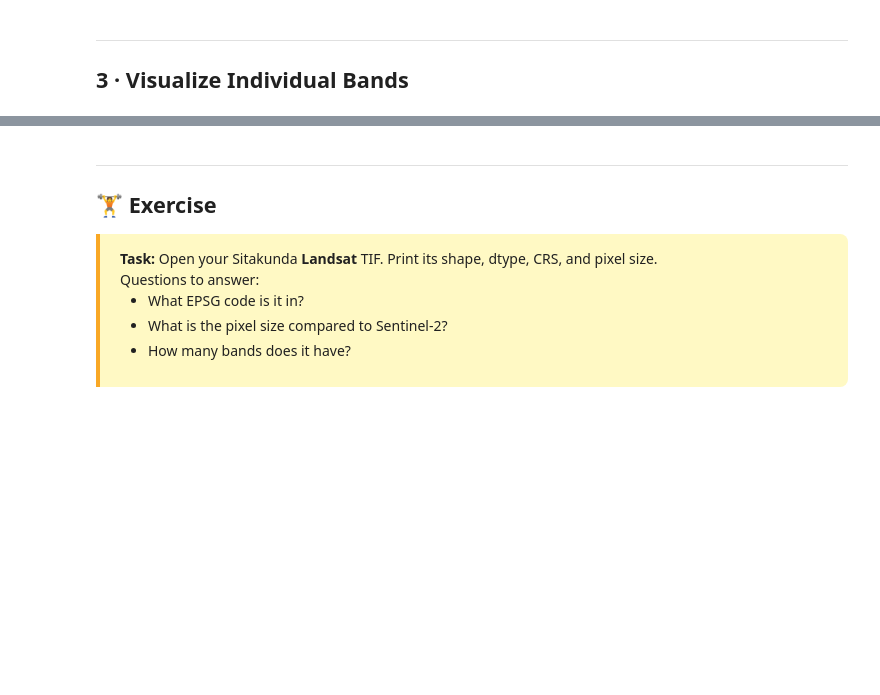
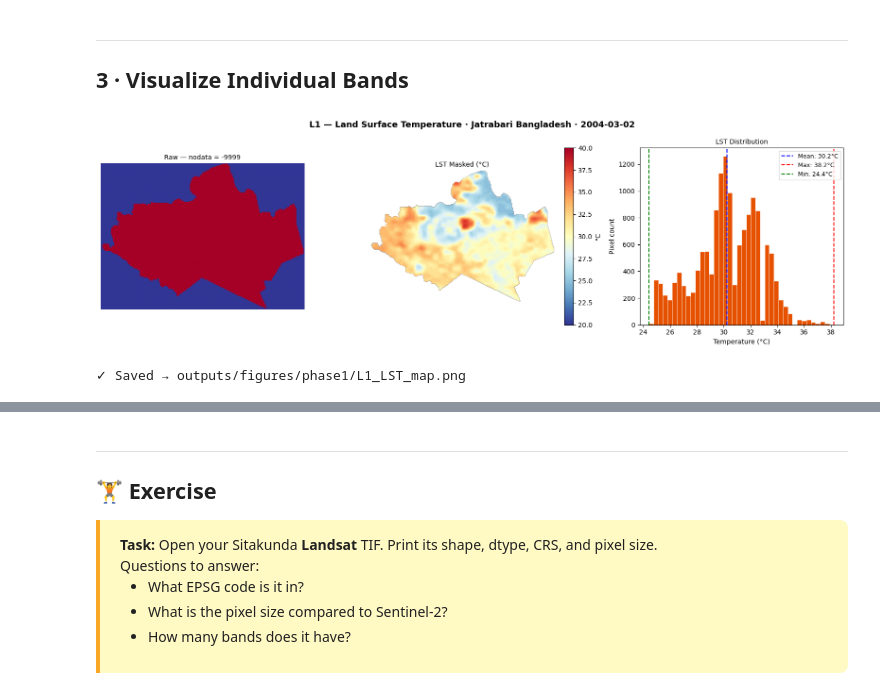
Before and after one commit to sahriararman/geospatial-cv-roadmap, a Jupyter notebook: notebooks/phase1_raster_foundations/L1_image_as_tensor.ipynb, the cells around one changed output, grey strips where cells are left out. Drawn from its saved outputs; the diff is of its cells as text; code cells hidden in the pictures; blank space fills up the shorter version.

Commit message:
✅ P1-L1 Complete: LST tensor, masking, visualization — Jatrabari 2004

```diff
--- a/notebooks/phase1_raster_foundations/L1_image_as_tensor.ipynb
+++ b/notebooks/phase1_raster_foundations/L1_image_as_tensor.ipynb
@@ -52,8 +52,8 @@ import rasterio
 from rasterio import plot as rplot
 
 # ── Paths ─────────────────────────────────────────────────────────────────
-TIF_PATH = pathlib.Path("../../data/raw/sitakunda_sentinel2.tif")  # ← change
-FIG_DIR  = pathlib.Path("../../outputs/figures/phase1")
+TIF_PATH = pathlib.Path(r"H:/gis all\github cv\2004-03-02\LST_2004-03-02_LT05.tif")  # ← change
+FIG_DIR  = pathlib.Path(r"H:\gis all\github cv\output")
 FIG_DIR.mkdir(parents=True, exist_ok=True)
 
 print(f"rasterio : {rasterio.__version__}")
@@ -104,0 +100,12 @@ print(f"\nSingle band shape: {blue.shape}  (H, W)")
+# %%
+# ── Cell 3: Mask NoData & Get Real Temperature Range ──────────────────────
+lst = img[0].copy()                                    # shape (H, W)
+lst_masked = np.where(lst == -9999.0, np.nan, lst)     # -9999 → NaN
+
+print("After masking nodata (-9999):")
+print(f"  Real temp min  : {np.nanmin(lst_masked):.2f} °C")
+print(f"  Real temp max  : {np.nanmax(lst_masked):.2f} °C")
+print(f"  Real temp mean : {np.nanmean(lst_masked):.2f} °C")
+print(f"  Real temp std  : {np.nanstd(lst_masked):.2f} °C")
+print(f"  Valid pixels   : {np.sum(~np.isnan(lst_masked)):,}")
+print(f"  NoData pixels  : {np.sum(np.isnan(lst_masked)):,}")
@@ -106,22 +182,44 @@ print(f"\nSingle band shape: {blue.shape}  (H, W)")
 ---
 ## 3 · Visualize Individual Bands
 # %%
-fig, axes = plt.subplots(1, 3, figsize=(15, 5))
-fig.suptitle('Sitakunda Sentinel-2 — Individual Bands', fontsize=14, fontweight='bold')
+# ── Cell 5: Visualize Bands ────────────────────────────────────────────────
+fig, axes = plt.subplots(1, 3, figsize=(16, 5))
+fig.suptitle('L1 — Land Surface Temperature · Jatrabari Bangladesh · 2004-03-02',
+             fontsize=13, fontweight='bold')
 
-band_info = [
-    (img[1], 'Band 2 — Blue  (490 nm)', 'Blues'),
-    (img[3], 'Band 4 — Red   (665 nm)', 'Reds'),
-    (img[7], 'Band 8 — NIR   (842 nm)', 'YlGn'),
-]
+# Plot 1: Raw array (nodata visible as dark blue)
+axes[0].imshow(lst, cmap='RdYlBu_r')
+axes[0].set_title('Raw — nodata = -9999', fontsize=10)
+axes[0].axis('off')
 
-for ax, (band, title, cmap) in zip(axes, band_info):
-    lo, hi = np.percentile(band, 2), np.percentile(band, 98)
-    ax.imshow(band, cmap=cmap, vmin=lo, vmax=hi)
-    ax.set_title(title, fontsize=11)
-    ax.axis('off')
+# Plot 2: Masked LST (clean temperature map)
+im = axes[1].imshow(lst_masked, cmap='RdYlBu_r', vmin=20, vmax=40)
+plt.colorbar(im, ax=axes[1], label='°C', fraction=0.046)
+axes[1].set_title('LST Masked (°C)', fontsize=10)
+axes[1].axis('off')
+
+# Plot 3: Temperature histogram
+vals = lst_masked[~np.isnan(lst_masked)].flatten()
+axes[2].hist(vals, bins=40, color='#E65100',
+             edgecolor='white', linewidth=0.5)
+axes[2].axvline(np.nanmean(lst_masked), color='blue',
+                linestyle='--',
+                label=f'Mean: {np.nanmean(lst_masked):.1f}°C')
+axes[2].axvline(np.nanmax(lst_masked), color='red',
+                linestyle='--',
+                label=f'Max: {np.nanmax(lst_masked):.1f}°C')
+axes[2].axvline(np.nanmin(lst_masked), color='green',
+                linestyle='--',
+                label=f'Min: {np.nanmin(lst_masked):.1f}°C')
+axes[2].set_xlabel('Temperature (°C)')
+axes[2].set_ylabel('Pixel count')
+axes[2].set_title('LST Distribution', fontsize=10)
+axes[2].legend(fontsize=9)
 
 plt.tight_layout()
-plt.savefig(FIG_DIR / 'L1_bands.png', dpi=150, bbox_inches='tight')
+plt.savefig(FIG_DIR / 'L1_LST_map.png', dpi=150, bbox_inches='tight')
 plt.show()
-print("✓ Saved → outputs/figures/phase1/L1_bands.png")
+print("✓ Saved → outputs/figures/phase1/L1_LST_map.png")
+# %% [output]
+[figure, added]
+✓ Saved → outputs/figures/phase1/L1_LST_map.png
```
Also changed, not shown: parts of 8 cells of this notebook, 1 other file.
